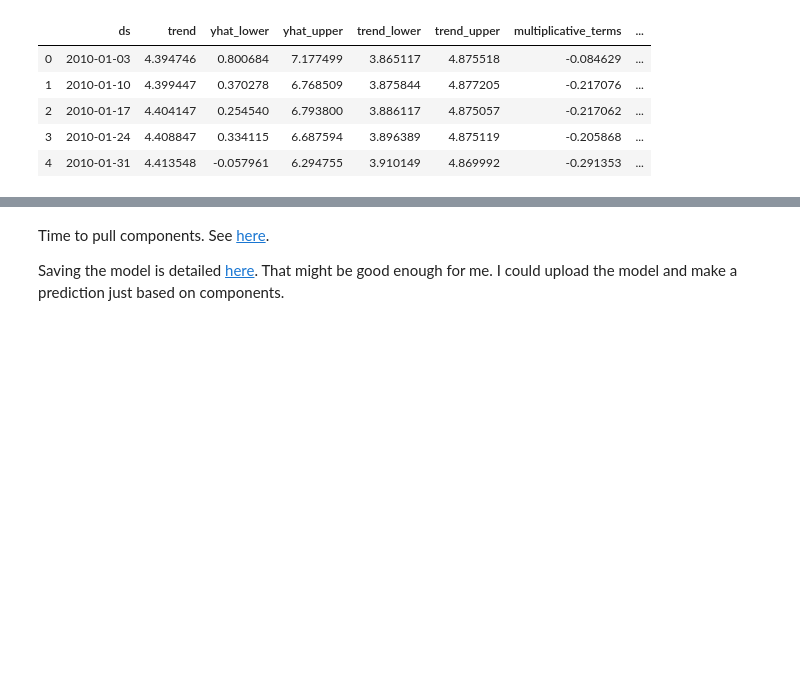
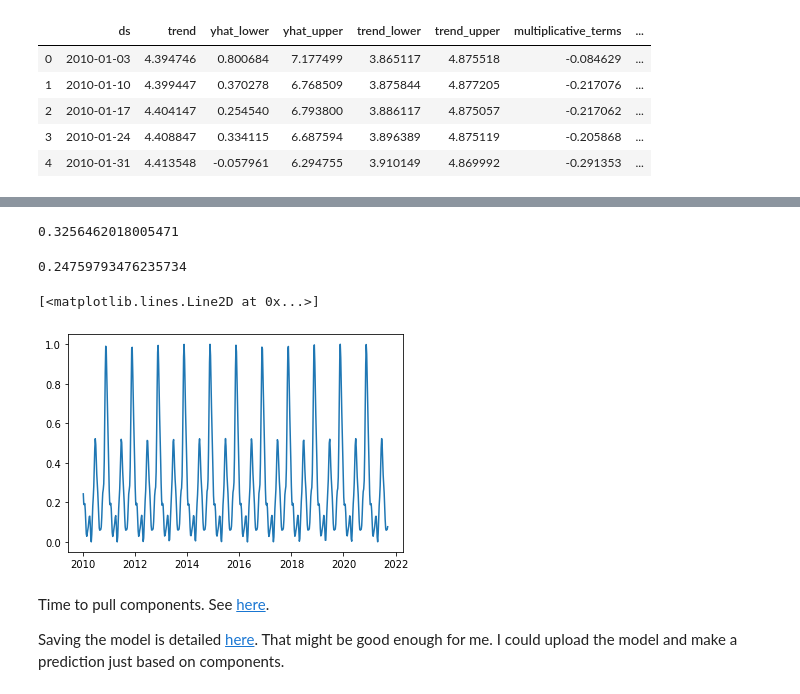
Before and after one commit to biophyser/deer_xing, a Jupyter notebook: vt_model/deer_crash_data_190918.ipynb, the cells around one changed output, grey strips where cells are left out. Cells and saved outputs as stored; diff of their text form; code cells hidden in the pictures; blank space fills up the shorter version.

```diff
--- a/vt_model/deer_crash_data_190918.ipynb
+++ b/vt_model/deer_crash_data_190918.ipynb
@@ -260,0 +298,3 @@ weekly_forecast.head()
+# %%
+test = weekly_forecast.copy()['yearly']
+test.index = weekly_forecast.ds
@@ -260,0 +316,11 @@ weekly_forecast.head()
+# %%
+date_prob
+# %% [output]
+0.3256462018005471
+# %%
+date_prob*time_prob
+# %% [output]
+0.24759793476235734
+# %%
+test -= test.min()
+test /= test.max()
@@ -261,3 +329,8 @@ weekly_forecast.head()
+# %%
+plt.plot(test)
+# %% [output]
+[<matplotlib.lines.Line2D at 0x...>]
+[figure, added]
 # %% [markdown]
 Time to pull components. See [here](https://stackoverflow.com/questions/47534553/how-to-extract-seasonal-trends-from-prophet).
 
```
Also changed, not shown: parts of 17 cells of this notebook, 28 other files.
